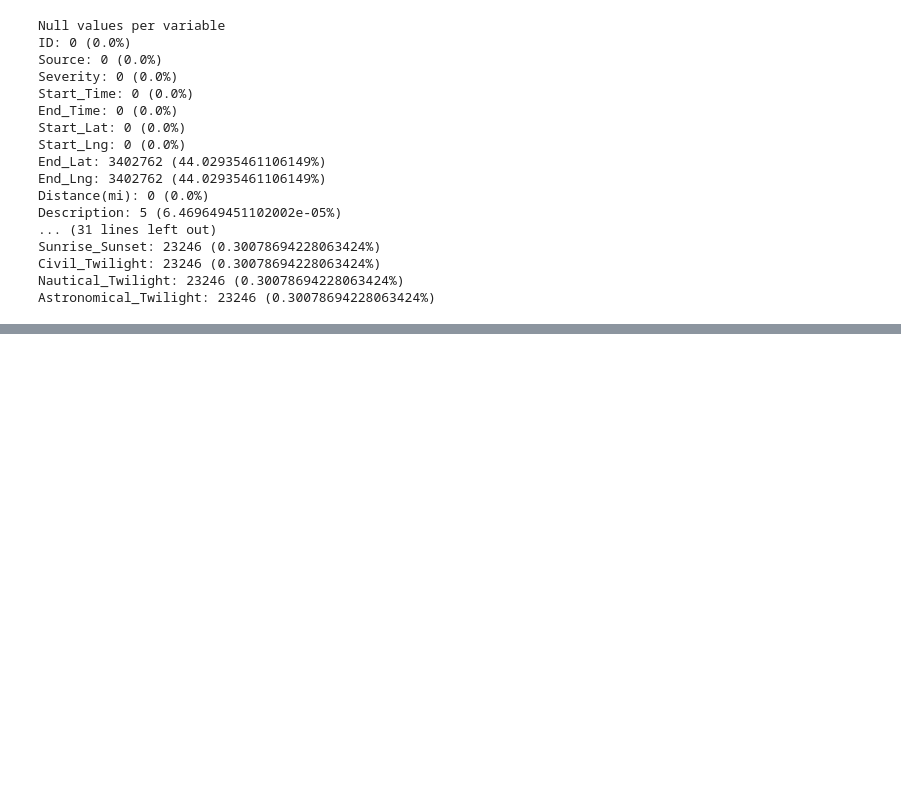
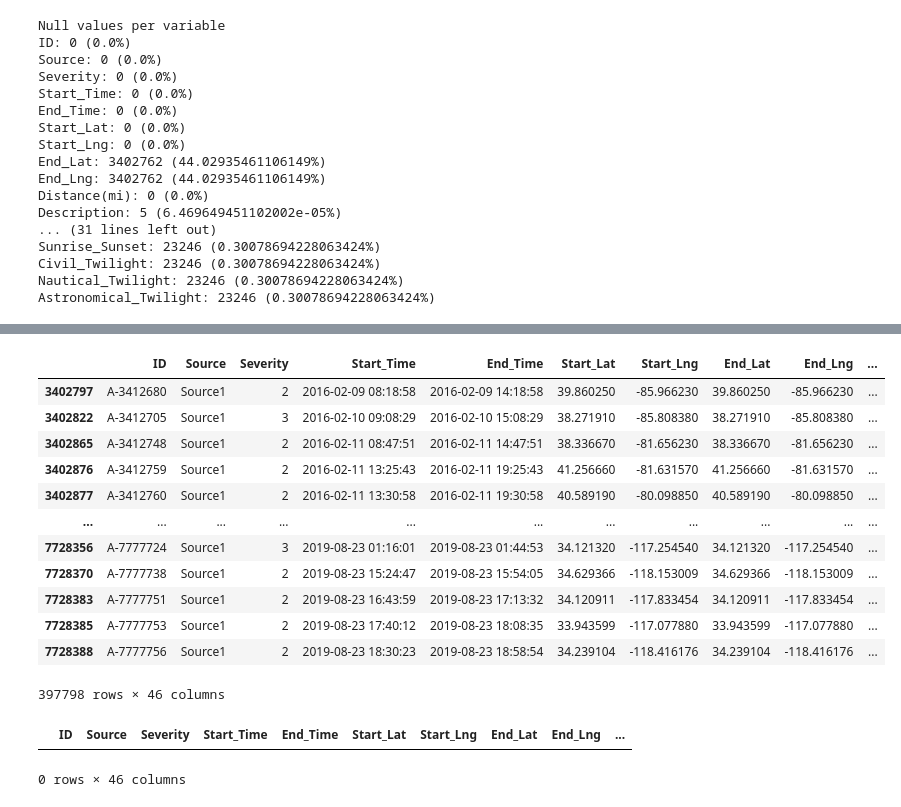
Before and after one commit to cosimop2000/BDMG-vehicle-accidents, a Jupyter notebook: workflows/vehicle-accident-pandas.ipynb, the cells around one changed output, grey strips where cells are left out. Cells and saved outputs as stored; diff of their text form; code cells hidden in the pictures; blank space fills up the shorter version.

```diff
--- a/workflows/vehicle-accident-pandas.ipynb
+++ b/workflows/vehicle-accident-pandas.ipynb
@@ -56,0 +52,25 @@ Astronomical_Twilight: 23246 (0.30078694228063424%)
+# %%
+#EDA
+#checking to see if the missing end lat/long are due having same start lat/long
+accident_data[(accident_data.Start_Lat == accident_data.End_Lat) & (accident_data.Start_Lng == accident_data.End_Lng)]
+# %% [output]
+|  | ID | Source | Severity | Start_Time | End_Time | Start_Lat | Start_Lng | End_Lat | End_Lng | ... |
+| 3402797 | A-3412680 | Source1 | 2 | 2016-02-09 08:18:58 | 2016-02-09 14:18:58 | 39.860250 | -85.966230 | 39.860250 | -85.966230 | ... |
+| 3402822 | A-3412705 | Source1 | 3 | 2016-02-10 09:08:29 | 2016-02-10 15:08:29 | 38.271910 | -85.808380 | 38.271910 | -85.808380 | ... |
+| 3402865 | A-3412748 | Source1 | 2 | 2016-02-11 08:47:51 | 2016-02-11 14:47:51 | 38.336670 | -81.656230 | 38.336670 | -81.656230 | ... |
+| 3402876 | A-3412759 | Source1 | 2 | 2016-02-11 13:25:43 | 2016-02-11 19:25:43 | 41.256660 | -81.631570 | 41.256660 | -81.631570 | ... |
+| 3402877 | A-3412760 | Source1 | 2 | 2016-02-11 13:30:58 | 2016-02-11 19:30:58 | 40.589190 | -80.098850 | 40.589190 | -80.098850 | ... |
+| ... | ... | ... | ... | ... | ... | ... | ... | ... | ... | ... |
+| 7728356 | A-7777724 | Source1 | 3 | 2019-08-23 01:16:01 | 2019-08-23 01:44:53 | 34.121320 | -117.254540 | 34.121320 | -117.254540 | ... |
+| 7728370 | A-7777738 | Source1 | 2 | 2019-08-23 15:24:47 | 2019-08-23 15:54:05 | 34.629366 | -118.153009 | 34.629366 | -118.153009 | ... |
+| 7728383 | A-7777751 | Source1 | 2 | 2019-08-23 16:43:59 | 2019-08-23 17:13:32 | 34.120911 | -117.833454 | 34.120911 | -117.833454 | ... |
+| 7728385 | A-7777753 | Source1 | 2 | 2019-08-23 17:40:12 | 2019-08-23 18:08:35 | 33.943599 | -117.077880 | 33.943599 | -117.077880 | ... |
+| 7728388 | A-7777756 | Source1 | 2 | 2019-08-23 18:30:23 | 2019-08-23 18:58:54 | 34.239104 | -118.416176 | 34.239104 | -118.416176 | ... |
+397798 rows × 46 columns
+# %%
+#EDA
+#check to see if missing values are in same rows
+accident_data[np.logical_xor(accident_data.End_Lat.isna(),accident_data.End_Lng.isna()) == True]
+# %% [output]
+|  | ID | Source | Severity | Start_Time | End_Time | Start_Lat | Start_Lng | End_Lat | End_Lng | ... |
+0 rows × 46 columns
```
Also changed, not shown: parts of 61 cells of this notebook.
